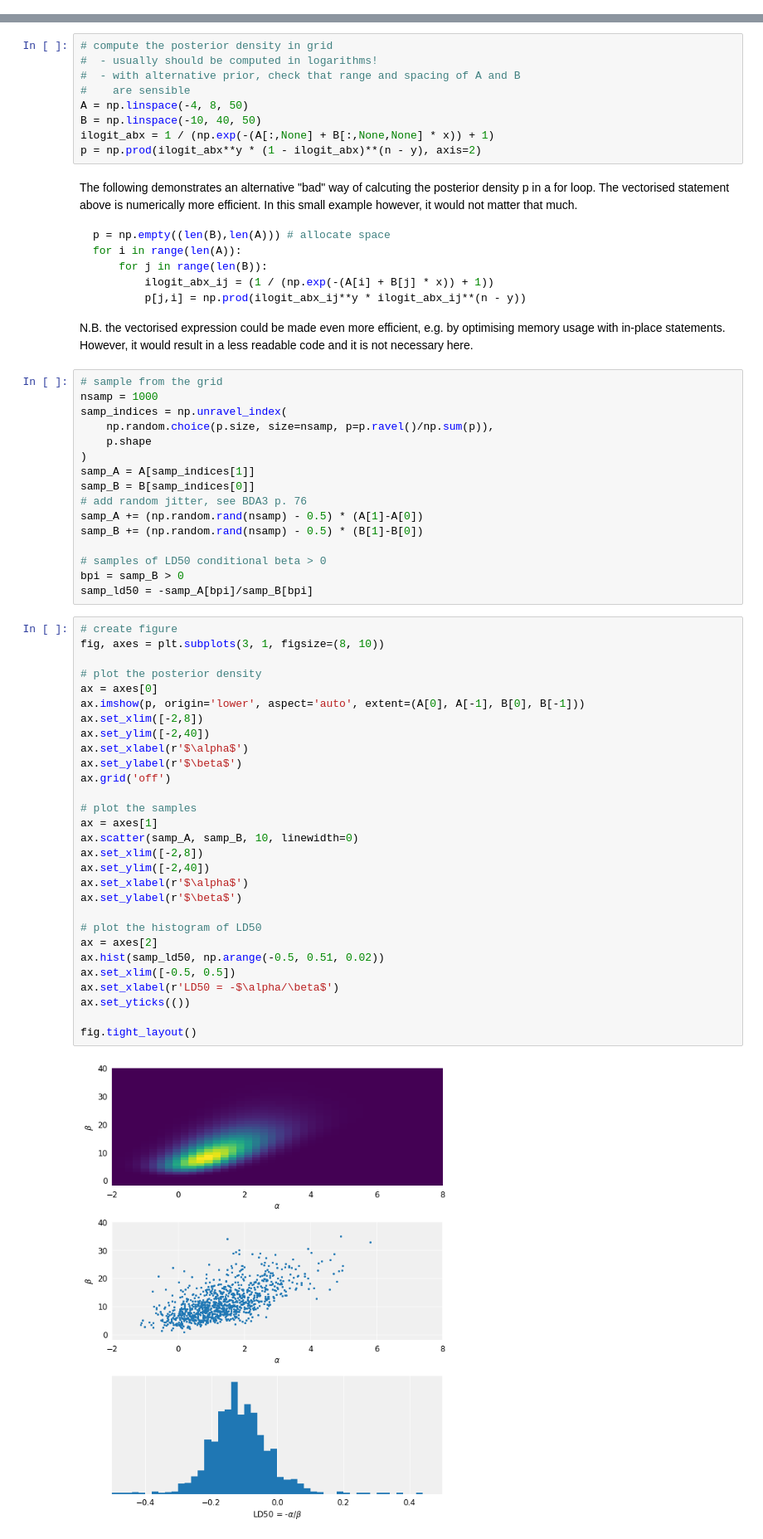
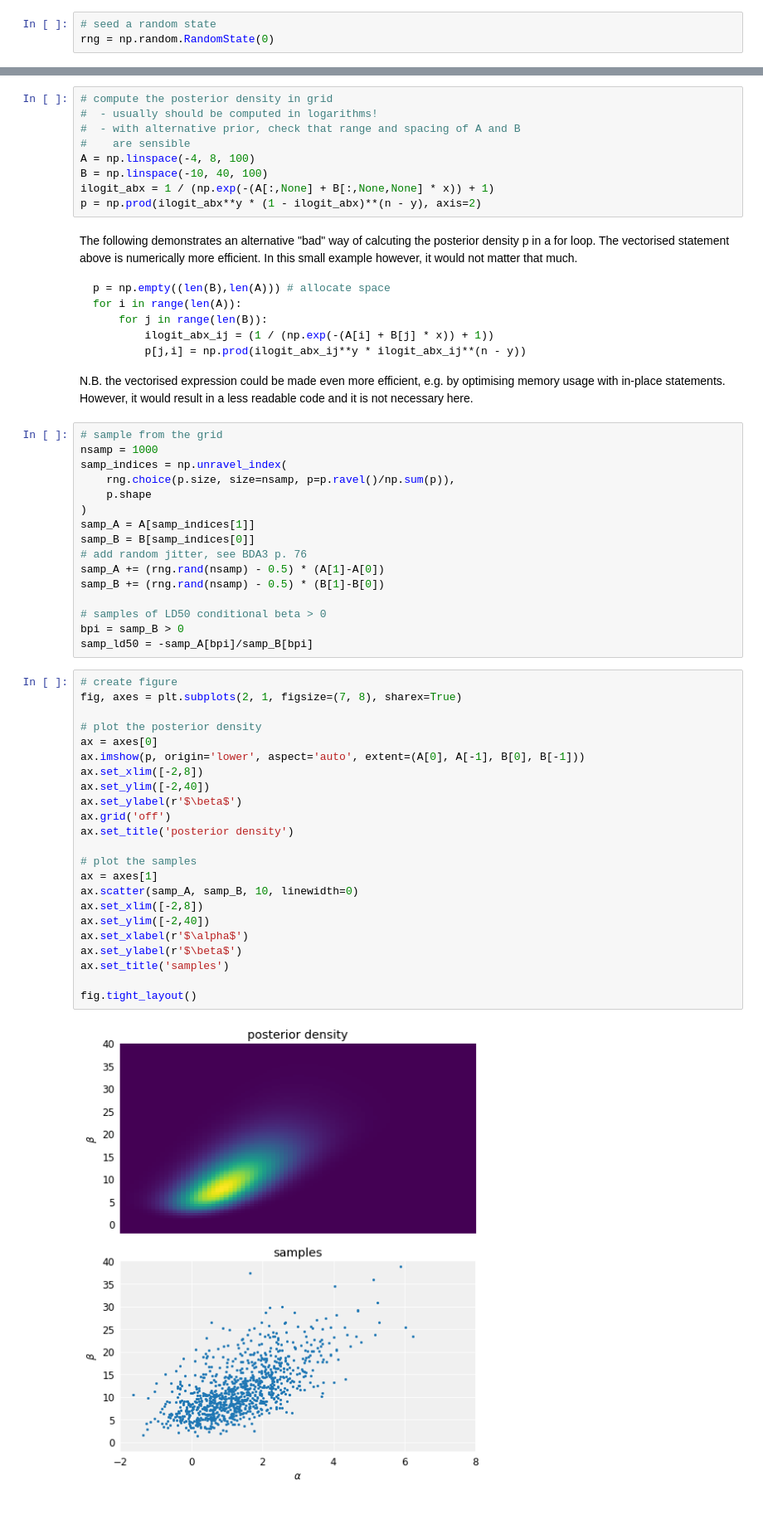
Before and after one commit to avehtari/BDA_py_demos, a Jupyter notebook: demos_ch3/demo3_6.ipynb, the cells around one changed output, grey strips where cells are left out. Shown: that part at 83% size. Drawn from its saved outputs; the diff is of its cells as text; blank space fills up the shorter version.

```diff
--- a/demos_ch3/demo3_6.ipynb
+++ b/demos_ch3/demo3_6.ipynb
@@ -33,6 +34,9 @@ import plot_tools
 plt.rc('font', size=12)
 # apply custom background plotting style
 plt.style.use(plot_tools.custom_styles['gray_background'])
+# %%
+# seed a random state
+rng = np.random.RandomState(0)
 # %%
 # data
 x = np.array([-0.86, -0.30, -0.05, 0.73])
@@ -43,8 +55,8 @@ y = np.array([0, 1, 3, 5])
 #  - usually should be computed in logarithms!
 #  - with alternative prior, check that range and spacing of A and B
 #    are sensible
-A = np.linspace(-4, 8, 50)
-B = np.linspace(-10, 40, 50)
+A = np.linspace(-4, 8, 100)
+B = np.linspace(-10, 40, 100)
 ilogit_abx = 1 / (np.exp(-(A[:,None] + B[:,None,None] * x)) + 1)
 p = np.prod(ilogit_abx**y * (1 - ilogit_abx)**(n - y), axis=2)
 # %% [markdown]
@@ -63,46 +75,40 @@ N.B. the vectorised expression could be made even more efficient, e.g. by optimi
 # sample from the grid
 nsamp = 1000
 samp_indices = np.unravel_index(
-    np.random.choice(p.size, size=nsamp, p=p.ravel()/np.sum(p)),
+    rng.choice(p.size, size=nsamp, p=p.ravel()/np.sum(p)),
     p.shape
 )
 samp_A = A[samp_indices[1]]
 samp_B = B[samp_indices[0]]
 # add random jitter, see BDA3 p. 76
-samp_A += (np.random.rand(nsamp) - 0.5) * (A[1]-A[0])
-samp_B += (np.random.rand(nsamp) - 0.5) * (B[1]-B[0])
+samp_A += (rng.rand(nsamp) - 0.5) * (A[1]-A[0])
+samp_B += (rng.rand(nsamp) - 0.5) * (B[1]-B[0])
 
 # samples of LD50 conditional beta > 0
 bpi = samp_B > 0
 samp_ld50 = -samp_A[bpi]/samp_B[bpi]
 # %%
 # create figure
-fig, axes = plt.subplots(3, 1, figsize=(8, 10))
+fig, axes = plt.subplots(2, 1, figsize=(7, 8), sharex=True)
 
 # plot the posterior density
 ax = axes[0]
 ax.imshow(p, origin='lower', aspect='auto', extent=(A[0], A[-1], B[0], B[-1]))
 ax.set_xlim([-2,8])
 ax.set_ylim([-2,40])
-ax.set_xlabel(r'$\alpha$')
 ax.set_ylabel(r'$\beta$')
 ax.grid('off')
+ax.set_title('posterior density')
 
 # plot the samples
 ax = axes[1]
 ax.scatter(samp_A, samp_B, 10, linewidth=0)
 ax.set_xlim([-2,8])
 ax.set_ylim([-2,40])
 ax.set_xlabel(r'$\alpha$')
 ax.set_ylabel(r'$\beta$')
-
-# plot the histogram of LD50
-ax = axes[2]
-ax.hist(samp_ld50, np.arange(-0.5, 0.51, 0.02))
-ax.set_xlim([-0.5, 0.5])
-ax.set_xlabel(r'LD50 = -$\alpha/\beta$')
-ax.set_yticks(())
+ax.set_title('samples')
 
 fig.tight_layout()
 # %% [output]
-[figure, old version]
+[figure, new version]
```
Also changed, not shown: parts of 4 cells of this notebook.
